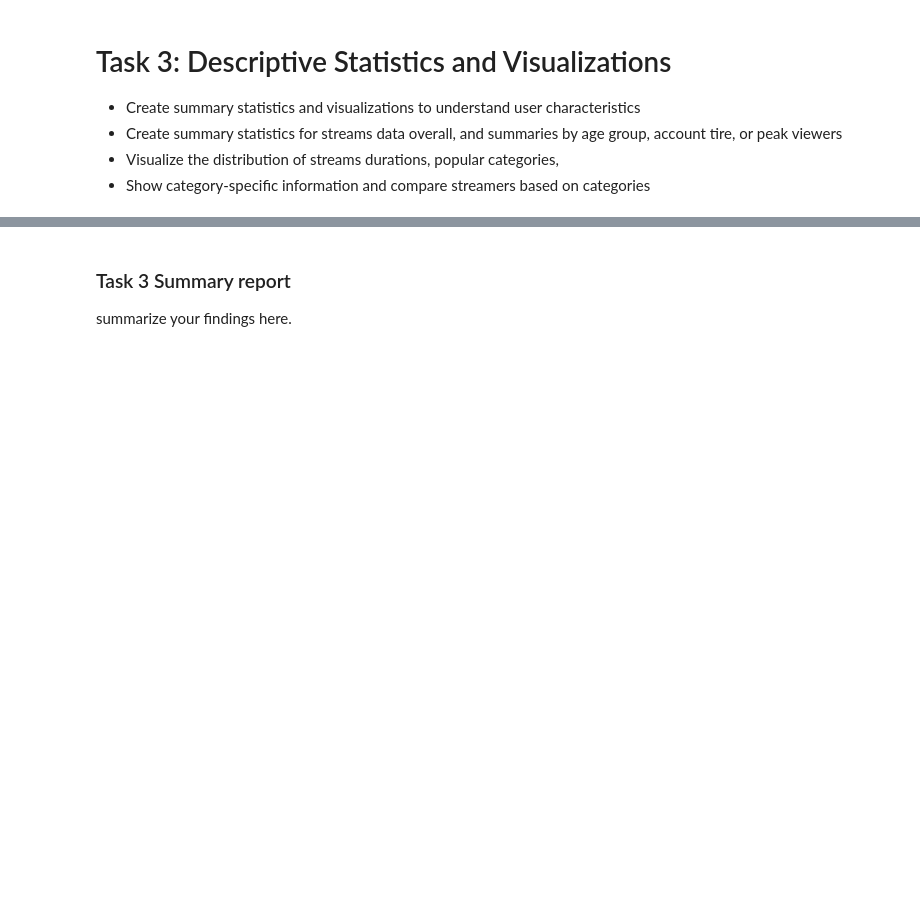
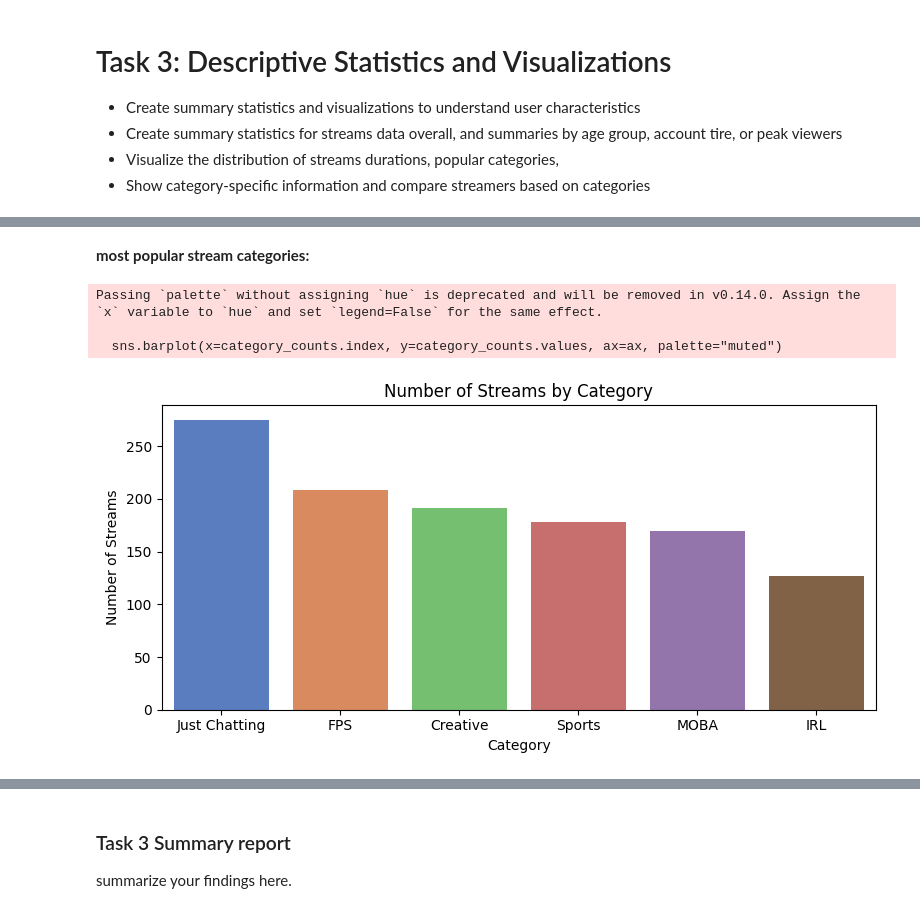
Before and after one commit to MSagri05/Assignment1-Exploratory-Data-Analysis, a Jupyter notebook: IAT461_Assignment01_Scaffold.ipynb, the cells around one changed output, grey strips where cells are left out. Drawn from its saved outputs; the diff is of its cells as text; code cells hidden in the pictures; blank space fills up the shorter version.

```diff
--- a/IAT461_Assignment01_Scaffold.ipynb
+++ b/IAT461_Assignment01_Scaffold.ipynb
@@ -570,0 +680,17 @@ for the three heuristics: sessions with 0 duration but recorded activity (35 cas
+# %% [markdown]
+**most popular stream categories:**
+# %%
+# Bar chart showing number of streams per category
+fig, ax = plt.subplots(figsize=(8, 4))
+category_counts = streams["category"].value_counts()
+sns.barplot(x=category_counts.index, y=category_counts.values, ax=ax, palette="muted")
+ax.set_title("Number of Streams by Category")
+ax.set_xlabel("Category")
+ax.set_ylabel("Number of Streams")
+plt.tight_layout()
+plt.show()
+# %% [output]
+Passing `palette` without assigning `hue` is deprecated and will be removed in v0.14.0. Assign the `x` variable to `hue` and set `legend=False` for the same effect.
+
+  sns.barplot(x=category_counts.index, y=category_counts.values, ax=ax, palette="muted")
+[figure, added]
```
Also changed, not shown: parts of 19 cells of this notebook.
